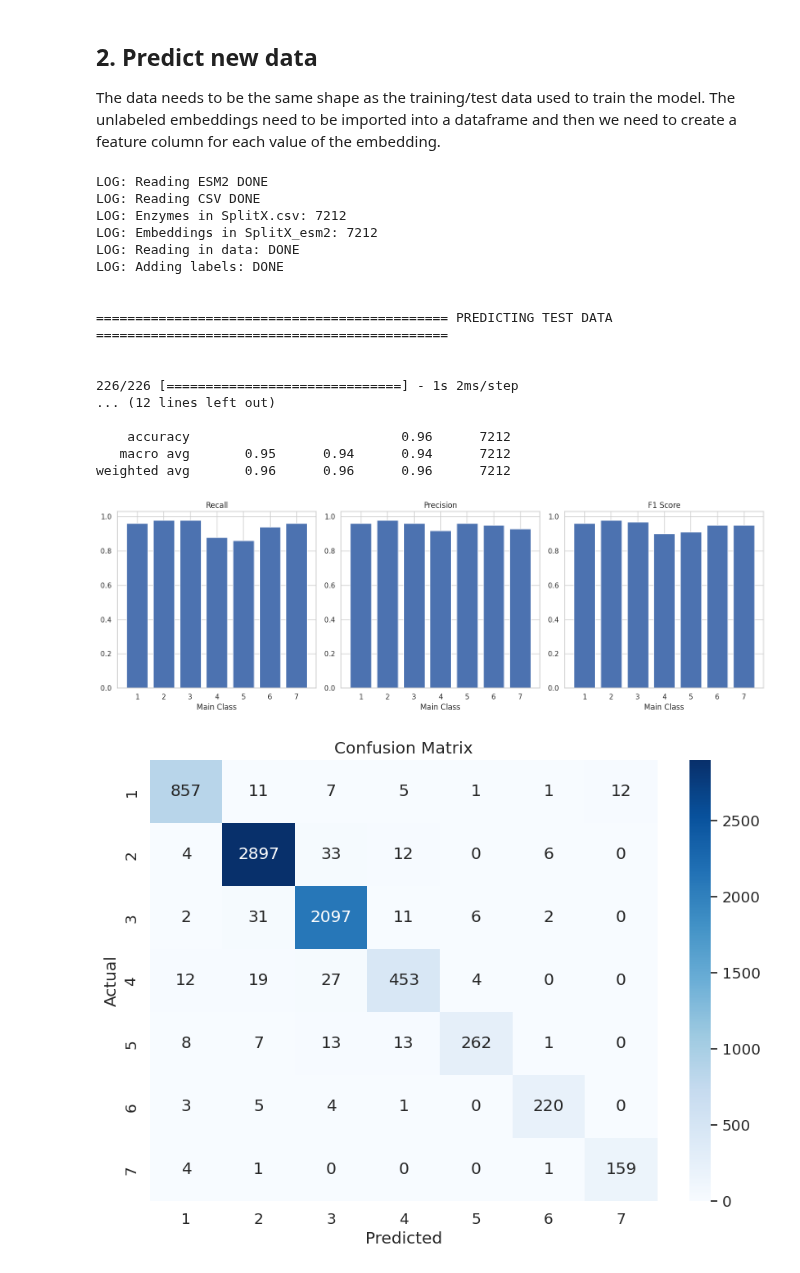
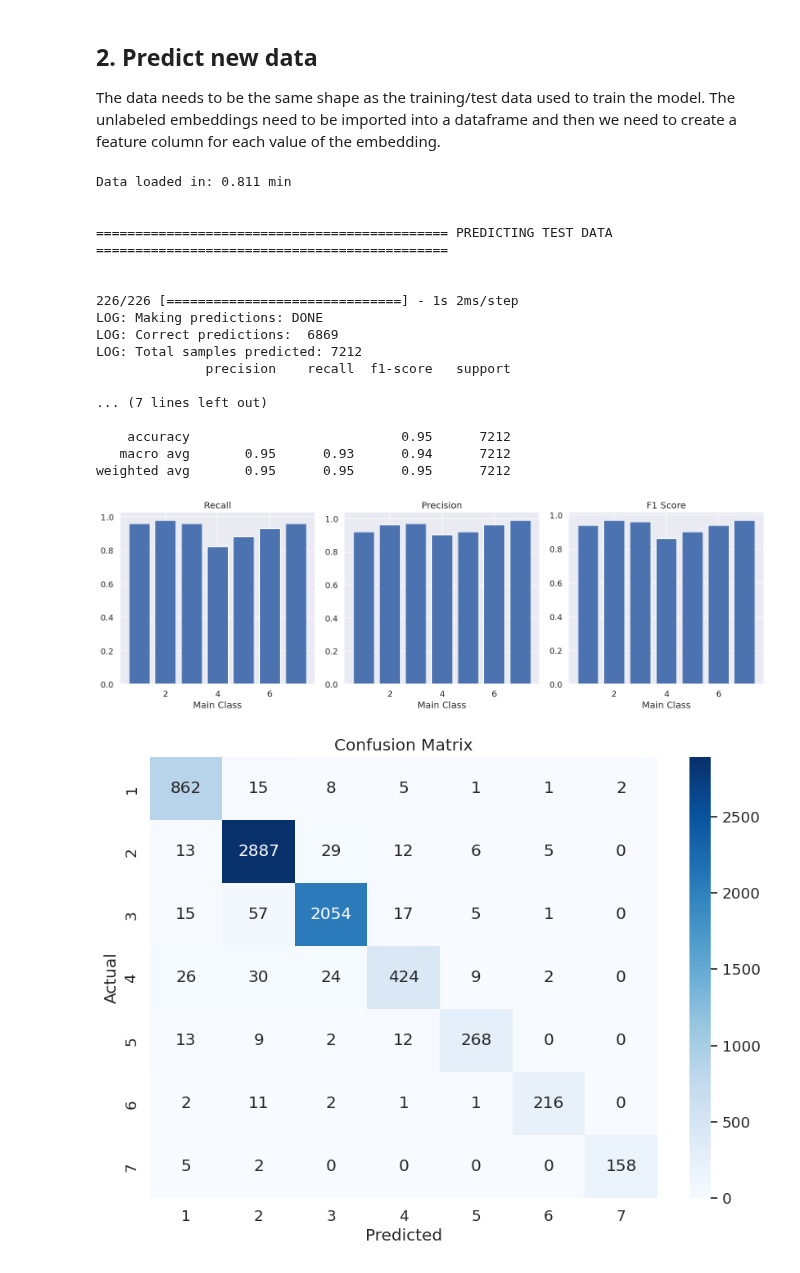
Before and after one commit to github4touchdouble/nnet-enzyme, a Jupyter notebook: tf_cnn_esm2/keras_multiclassification.ipynb, the cells around one changed output. Saved outputs shown, nothing was run; the diff lists cells and outputs as text; code cells hidden in the pictures.

```diff
--- a/tf_cnn_esm2/keras_multiclassification.ipynb
+++ b/tf_cnn_esm2/keras_multiclassification.ipynb
@@ -256,22 +256,8 @@ def validate_on_test_data(path_to_enzyme_test_csv: str, path_to_enzyme_test_esm2
     # Load model and test data
     model = tf.keras.models.load_model(path_to_cnn_model)
 
-    emb_test_df, enz_test_df = read_data(path_to_enzyme_splitX_csv=path_to_enzyme_test_csv,
-                                         path_to_enzyme_esm2=path_to_enzyme_test_esm2, test_data=True)
+    X, y = load_ml_data_emb(path_to_esm2=path_to_enzyme_test_esm2, path_to_enzyme_csv=path_to_enzyme_test_csv)
 
-    # Init X and y
-    X = []
-    y = []
-
-    for label in emb_test_df["Entry"]:
-        number = enz_test_df.loc[enz_test_df["Entry"] == label,"EC number"]
-        ec = int(number.iat[0][0])-1 # since we always start counting from 0
-        y.append(ec) # append label (1-7)
-        X.append(emb_test_df.loc[emb_test_df["Entry"] == label, "Embedding"].values[0]) # append embedding
-
-    X = np.array(X)
-
-    print("LOG: Adding labels: DONE")
 
 
     print("\n\n============================================= PREDICTING TEST DATA =============================================\n\n")
@@ -288,10 +274,13 @@ def validate_on_test_data(path_to_enzyme_test_csv: str, path_to_enzyme_test_esm2
 
     print("LOG: Correct predictions: ", counter)
     print("LOG: Total samples predicted:", len(y))
+    print("\n\n\n")
 
 
     report = classification_report(y, predictions)
+
     print(report)
+
     plot_report(report, y, predictions)
 
 
@@ -309,25 +298,25 @@ def validate_on_test_data(path_to_enzyme_test_csv: str, path_to_enzyme_test_esm2
 # %%
 validate_on_test_data(path_to_enzyme_test_csv=os.getenv("CSV10_ENZYMES"),
                       path_to_enzyme_test_esm2=os.getenv("ESM2_ENZYMES_SPLIT_10"),
-                      path_to_cnn_model="/home/malte/01_Documents/projects/pbl_binary_classifier/tf_cnn_esm2/cnn_v4.keras")
+                      path_to_cnn_model="/home/malte/01_Documents/projects/pbl_binary_classifier/tf_cnn_esm2/cnn_v5_1_split100.keras")
 # %% [output]
-LOG: Reading ESM2 DONE
-LOG: Reading CSV DONE
-LOG: Enzymes in SplitX.csv: 7212
-LOG: Embeddings in SplitX_esm2: 7212
-LOG: Reading in data: DONE
-LOG: Adding labels: DONE
+Data loaded in: 0.811 min
 
 
 ============================================= PREDICTING TEST DATA =============================================
 
 
 226/226 [==============================] - 1s 2ms/step
-... (12 lines left out)
+LOG: Making predictions: DONE
+LOG: Correct predictions:  6869
+LOG: Total samples predicted: 7212
+              precision    recall  f1-score   support
 
-    accuracy                           0.96      7212
-   macro avg       0.95      0.94      0.94      7212
-weighted avg       0.96      0.96      0.96      7212
+... (7 lines left out)
+
+    accuracy                           0.95      7212
+   macro avg       0.95      0.93      0.94      7212
+weighted avg       0.95      0.95      0.95      7212
-[figure, old version]
+[figure, new version]
-[figure, old version]
+[figure, new version]
 [figure]
```
